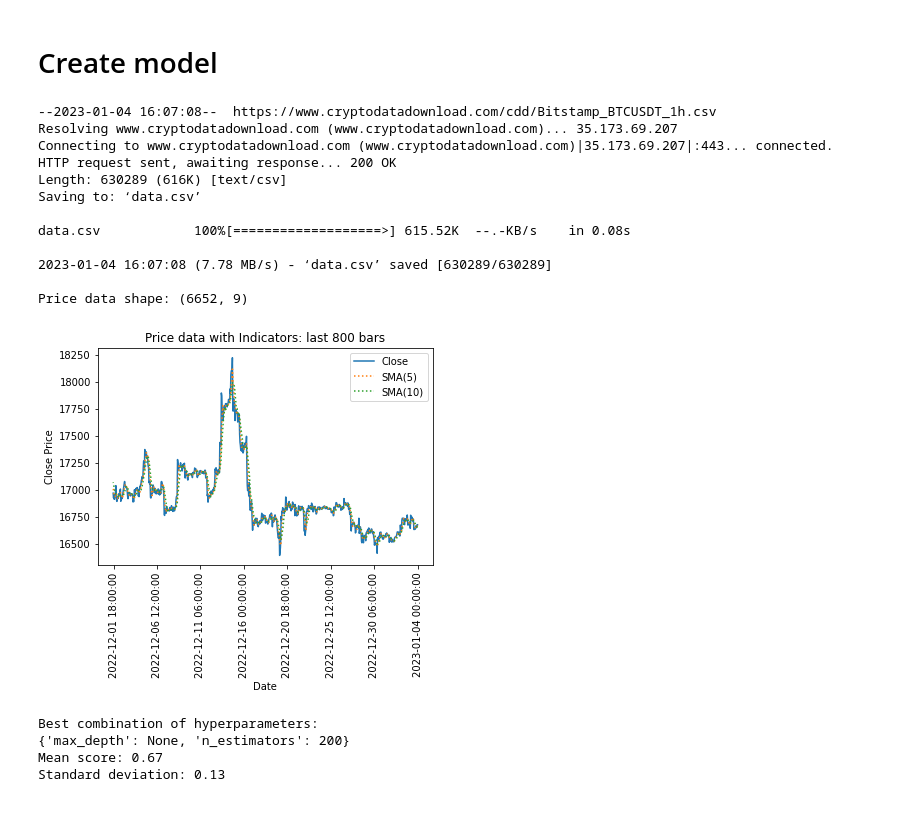
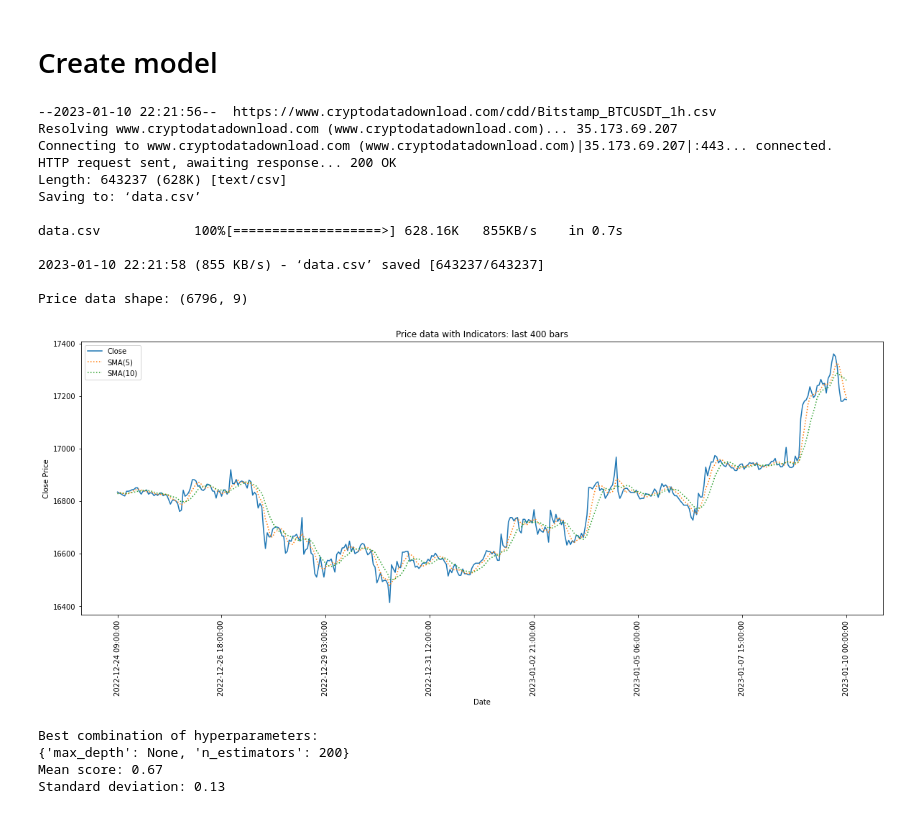
Before and after one commit to jf-v/ML-Price_prediction_SMA, a Jupyter notebook: ML_Price_movement_prediction_using_SMA_indicators.ipynb, the cells around one changed output. Saved outputs shown, nothing was run; the diff lists cells and outputs as text; code cells hidden in the pictures.

```diff
--- a/ML_Price_movement_prediction_using_SMA_indicators.ipynb
+++ b/ML_Price_movement_prediction_using_SMA_indicators.ipynb
@@ -48,76 +49,96 @@ The predictions will estimate the probabilities of the price to be above or belo
 Symbol = "BTCUSDT" #@param {type:"string"}
 Timeframe = "1h" #@param ["1h", "d"]
 
+#   Import libraries
 
-# download price data of binance
+import pandas as pd
+pd.set_option("display.precision", 2)
+import numpy as np
+
+import matplotlib.pyplot as plt
+from matplotlib.ticker import MaxNLocator
+from IPython.display import display
+
+import pickle
+import os
+from google.colab import drive
+
+from sklearn.preprocessing import StandardScaler
+from sklearn.ensemble import RandomForestClassifier
+from sklearn.model_selection import GridSearchCV
+from sklearn.model_selection import cross_val_score
+
+
+# Download price data of binance
 data_url='https://www.cryptodatadownload.com/cdd/Bitstamp_'+Symbol+'_'+Timeframe+'.csv'
 data_path='data.csv'
 !wget -O $data_path $data_url
 
 
 # Load the historical price data to a dataframe
-import pandas as pd
+
 df = pd.read_csv(data_path, skiprows=1)
 df.head()
 print('Price data shape: '+str(df.shape))
 # %% [output]
---2023-01-04 16:07:08--  https://www.cryptodatadownload.com/cdd/Bitstamp_BTCUSDT_1h.csv
+--2023-01-10 22:21:56--  https://www.cryptodatadownload.com/cdd/Bitstamp_BTCUSDT_1h.csv
 Resolving www.cryptodatadownload.com (www.cryptodatadownload.com)... 35.173.69.207
 Connecting to www.cryptodatadownload.com (www.cryptodatadownload.com)|35.173.69.207|:443... connected.
 HTTP request sent, awaiting response... 200 OK
-Length: 630289 (616K) [text/csv]
+Length: 643237 (628K) [text/csv]
 Saving to: ‘data.csv’
 
-data.csv            100%[===================>] 615.52K  --.-KB/s    in 0.08s
+data.csv            100%[===================>] 628.16K   855KB/s    in 0.7s
 
-2023-01-04 16:07:08 (7.78 MB/s) - ‘data.csv’ saved [630289/630289]
+2023-01-10 22:21:58 (855 KB/s) - ‘data.csv’ saved [643237/643237]
 
-Price data shape: (6652, 9)
+Price data shape: (6796, 9)
 # %%
 #@title # 2.  Calculate **SMA indicators**
 sma_1 = 5 #@param {type:"integer"}
 sma_2 = 10 #@param {type:"integer"}
-show_previous_bars = 800 #@param {type:"integer"}
-# Calculate the indicators based on the 'close' values
+show_previous_bars = 400 #@param {type:"integer"}
+
+#   Calculate the indicators based on the 'close' values
 df['indicator_1'] = df['close'][::-1].rolling(sma_1).mean()[::-1]  # reverse the column, apply rolling and mean, then reverse it again
 df['indicator_2'] = df['close'][::-1].rolling(sma_2).mean()[::-1]  # reverse the column, apply rolling and mean, then reverse it again
 
 
-# Plot the indicator values for the last bars
+#   Plot the indicator values for the last bars
 
-import matplotlib.pyplot as plt
-from matplotlib.ticker import MaxNLocator
 bars = show_previous_bars
 
-#   Define plot x,y
+#  Set plot figure size
+plt.rcParams["figure.figsize"] = (20,7)
+
+# Define plot x,y
 x = df['date'][:bars]
 y = df['close'][:bars]
 plt.plot(x,y,label='Close')
 
-#   Calculate indicators
+# Calculate indicators
 plt.plot(df['indicator_1'][:bars],label='SMA('+str(sma_1)+')',linestyle='dotted')
 plt.plot(df['indicator_2'][:bars],label='SMA('+str(sma_2)+')',linestyle='dotted')
 plt.legend()
 
-#   Set title and labels
+# Set title and labels
 plt.title('Price data with Indicators: last '+str(show_previous_bars)+' bars')
 plt.xlabel('Date')
 plt.ylabel('Close Price')
 
-#   Fix dates ticks
+# Fix dates ticks
 ax = plt.gca()
 xticks = ax.get_xticks()
 ax.set_xticks(xticks[::len(xticks) //7])  # set new tick positions
 ax.tick_params(axis='x', rotation=90)     # set tick rotation
 
-#   Invert x orientation
+# Invert x orientation
 plt.gca().invert_xaxis()
 
-#   Set graph size and show it
-plt.rcParams["figure.figsize"] = (20,7)
+# Set graph size and show it
 plt.show()
 # %% [output]
-[figure, old version]
+[figure, new version]
 # %%
 #@title # 3.  Prepare a **new column with future prices** by a shift bar. Later, use this as a **target** to train the model for price movement prediction
 #@markdown * Price shift will determine the time target for the prediction, and is based on the price data timeframe. If is H1, then the shift will be the amount of hours toward future for the prediction
```
Also changed, not shown: parts of 8 cells of this notebook.
